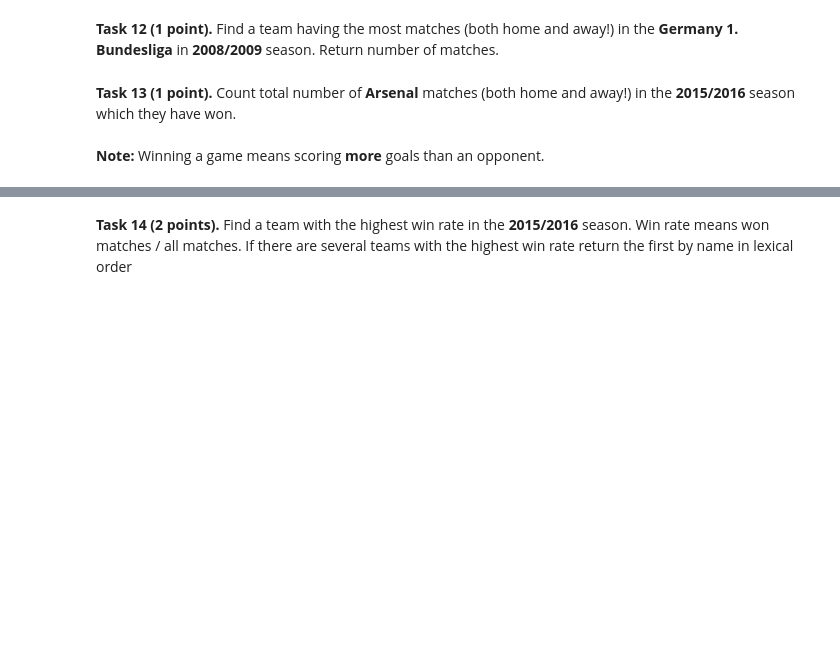
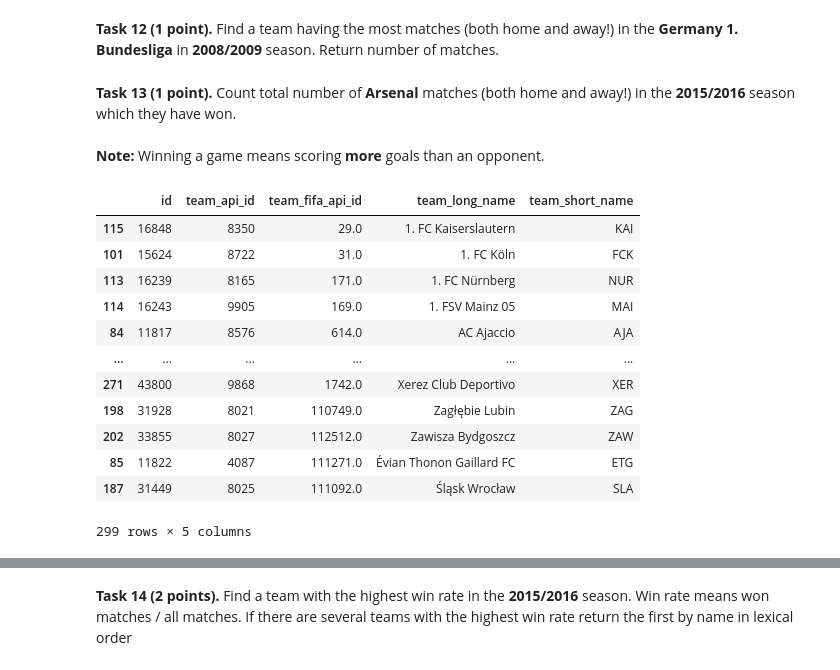
Before and after one commit to TimofeyMsk/ml-intro, a Jupyter notebook: 1_data_manipulations/Pandas_data_manipulations_tasks.ipynb, the cells around one changed output, grey strips where cells are left out. Drawn from its saved outputs; the diff is of its cells as text; code cells hidden in the pictures; blank space fills up the shorter version.

```diff
--- a/1_data_manipulations/Pandas_data_manipulations_tasks.ipynb
+++ b/1_data_manipulations/Pandas_data_manipulations_tasks.ipynb
@@ -39,7 +39,16 @@ table_list
 # You may load the data from SQL table directly to the Pandas dataframe as
 table_list = pd.read_sql("select * from sqlite_master where type = 'table';", db)
 player_data = pd.read_sql("SELECT * FROM Player;", db)
-matches =  pd.read_sql("SELECT * FROM Match;", db)
 leagues =  pd.read_sql("SELECT * FROM League;", db)
 leagues = leagues.set_index('id')
+teams =  pd.read_sql("SELECT * FROM Team;", db)
+matches =  pd.read_sql("SELECT * FROM Match;", db)
+matches = matches.join(leagues['name'], on='league_id').rename(columns={'name':'league_name'})
+matches = matches.merge(right=teams[['team_api_id','team_long_name']].rename(columns={'team_long_name': 'home_team_name'}),
+                          how='left',left_on='home_team_api_id', right_on = 'team_api_id', sort=False)
+matches = matches.merge(right=teams[['team_api_id','team_long_name']].rename(columns={'team_long_name': 'away_team_name'}),
+                            how='left',left_on='away_team_api_id', right_on = 'team_api_id', sort=False)
+matches.drop(columns=['team_api_id_x', 'team_api_id_y'], inplace=True)
 players_attributes = pd.read_sql("SELECT * FROM Player_Attributes;", db)
+foot = {'right': 1, 'left': 0, 1: 1, 0: 0}
+players_attributes.loc[:,'preferred_foot'] = players_attributes['preferred_foot'].apply(lambda x: foot[x] if x in foot else np.nan)
@@ -205,0 +249,16 @@ arsenal_won_matches_2015_2016 = # Your code here
+# %%
+teams.sort_values(by='team_long_name')
+# %% [output]
+|  | id | team_api_id | team_fifa_api_id | team_long_name | team_short_name |
+| 115 | 16848 | 8350 | 29.0 | 1. FC Kaiserslautern | KAI |
+| 101 | 15624 | 8722 | 31.0 | 1. FC Köln | FCK |
+| 113 | 16239 | 8165 | 171.0 | 1. FC Nürnberg | NUR |
+| 114 | 16243 | 9905 | 169.0 | 1. FSV Mainz 05 | MAI |
+| 84 | 11817 | 8576 | 614.0 | AC Ajaccio | AJA |
+| ... | ... | ... | ... | ... | ... |
+| 271 | 43800 | 9868 | 1742.0 | Xerez Club Deportivo | XER |
+| 198 | 31928 | 8021 | 110749.0 | Zagłębie Lubin | ZAG |
+| 202 | 33855 | 8027 | 112512.0 | Zawisza Bydgoszcz | ZAW |
+| 85 | 11822 | 4087 | 111271.0 | Évian Thonon Gaillard FC | ETG |
+| 187 | 31449 | 8025 | 111092.0 | Śląsk Wrocław | SLA |
+299 rows × 5 columns
```
Also changed, not shown: parts of 14 cells of this notebook.
